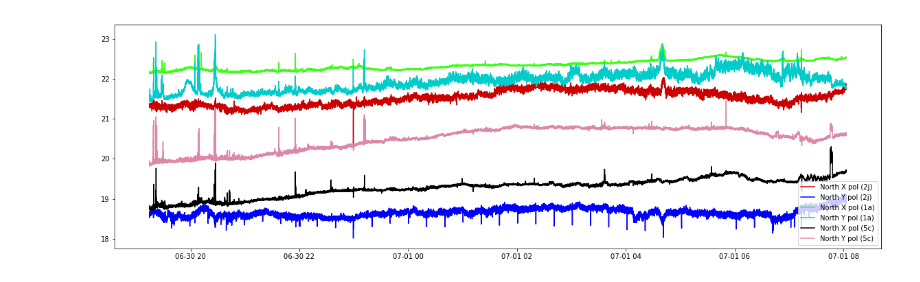
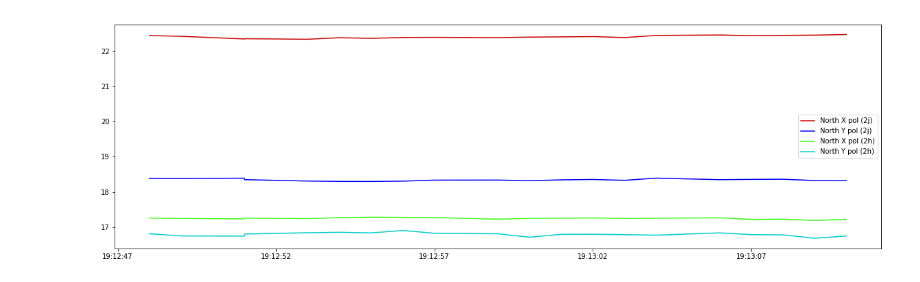
Before and after one commit to SETIatHCRO/ATA-Utils, a Jupyter notebook: notebooks/OvernightSNAP/OvernightSNAP.ipynb, the cells around one changed output. Saved outputs shown, nothing was run; the diff lists cells and outputs as text; code cells hidden in the pictures.

```diff
--- a/notebooks/OvernightSNAP/OvernightSNAP.ipynb
+++ b/notebooks/OvernightSNAP/OvernightSNAP.ipynb
@@ -34,12 +35,13 @@ file_list1 = glob.glob(data_dir + "/*" + ant1 + "*.pkl")
 file_list1.sort() # The first field is the timestamp, order by time
 file_list2 = glob.glob(data_dir + "/*" + ant2 + "*.pkl")
 file_list2.sort() # The first field is the timestamp, order by time
-file_list3 = glob.glob(data_dir + "/*" + ant3 + "*.pkl")
-file_list3.sort() # The first field is the timestamp, order by time
+#file_list3 = glob.glob(data_dir + "/*" + ant3 + "*.pkl")
+#file_list3.sort() # The first field is the timestamp, order by time
+print("There are %d files to process." % (len(file_list1) + len(file_list2)))
+#print("There are %d files to process." % (len(file_list1) + len(file_list2) + len(file_list3)))
 
-print("There are %d files to process." % (len(file_list1) + len(file_list2) + len(file_list3)))
-for fname in file_list1[0:len(file_list1)]:
-    print(fname)
+#for fname in file_list1[0:len(file_list1)]:
+#    print(fname)
 #for fname in file_list2:
 #    print(fname)
 #for fname in file_list3:
@@ -68,15 +54,15 @@ power1_x = list()
 power1_y = list()
 power2_x = list()
 power2_y = list()
-power3_x = list()
-power3_y = list()
+#power3_x = list()
+#power3_y = list()
 
 channels1_x = list()
 channels2_x = list()
 channels3_x = list()
 channels1_y = list()
-channels2_y = list()
-channels3_y = list()
+#channels2_y = list()
+#channels3_y = list()
 
 #This is a list of times for each data point, read in
 #from the first set of file.
@@ -106,6 +92,7 @@ print("Reading in data - this takes a while if you have a lot of files...")
 
 int1 = 0
 int2 = len(file_list1)
+int2 = 1
 
 for fname in file_list1[int1:int2]:
 
@@ -148,6 +135,7 @@ for fname in file_list2[int1:int2]:
             first = False
         power2_y.append(getMedian(values2dB(getDesiredChannels(d))))
 
+"""
 first = True
 for fname in file_list3[int1:int2]:
 
@@ -165,13 +153,13 @@ for fname in file_list3[int1:int2]:
             channels3_y = list(values2dB(getDesiredChannels2(d)))
             first = False
         power3_y.append(getMedian(values2dB(getDesiredChannels(d))))
-
+"""
 print("Reading in data - Finished")
 
 #For sanity, print out how many data points there are
 #for each pol. They should all be the same.
 print(len(power1_x),len(power1_y))
 print(len(power2_x),len(power2_y))
-print(len(power3_x),len(power3_y))
+#print(len(power3_x),len(power3_y))
 # %% [output]
 Reading in data - this takes a while if you have a lot of files...
@@ -197,24 +174,27 @@ Reading in data - Finished
 # %%
 #Convert the list of times from unix timestamp to Datetime objects.
 timesd = list()
 for ts in times:
     timesd.append(datetime.fromtimestamp(int(ts)))
 rcParams['figure.figsize'] = 20, 6
 
 start = 0
-stop = -1
+stop = 20
 plt.plot(timesd[start:stop], power1_x[start:stop], c='#cc0000', label='North X pol (2j)')
 plt.plot(timesd[start:stop], power1_y[start:stop], c='#0000ff', label='North Y pol (2j)')
-plt.plot(timesd[start:stop], power2_x[start:stop], c='#39ff14', label='North X pol (1a)')
-plt.plot(timesd[start:stop], power2_y[start:stop], c='#00cccc', label='North Y pol (1a)')
-plt.plot(timesd[start:stop], power3_x[start:stop], c='#000000', label='North X pol (5c)')
-plt.plot(timesd[start:stop], power3_y[start:stop], c='#dd88aa', label='North Y pol (5c)')
+plt.plot(timesd[start:stop], power2_x[start:stop], c='#39ff14', label='North X pol (2h)')
+plt.plot(timesd[start:stop], power2_y[start:stop], c='#00cccc', label='North Y pol (2h)')
+#plt.plot(timesd[start:stop], power3_x[start:stop], c='#000000', label='North X pol (5c)')
+#plt.plot(timesd[start:stop], power3_y[start:stop], c='#dd88aa', label='North Y pol (5c)')
 
 plt.legend()
 
 #If you want to create an image file...
-#plt.savefig(images_dir + '/pic.png')
+#plt.savefig(images_dir + '/2j2h-42300-42315-11sec-dips-2h.png')
+#plt.savefig(images_dir + '/2j2h-42300-42315-11sec-dips-2h.png')
+#plt.savefig(images_dir + '/2j2h-41900-42300-dips-rfi.png')
+#plt.savefig(images_dir + '2j2h.png')
 
 plt.show()
 # %% [output]
-[figure, old version]
+[figure, new version]
```
Also changed, not shown: parts of 5 cells of this notebook.
